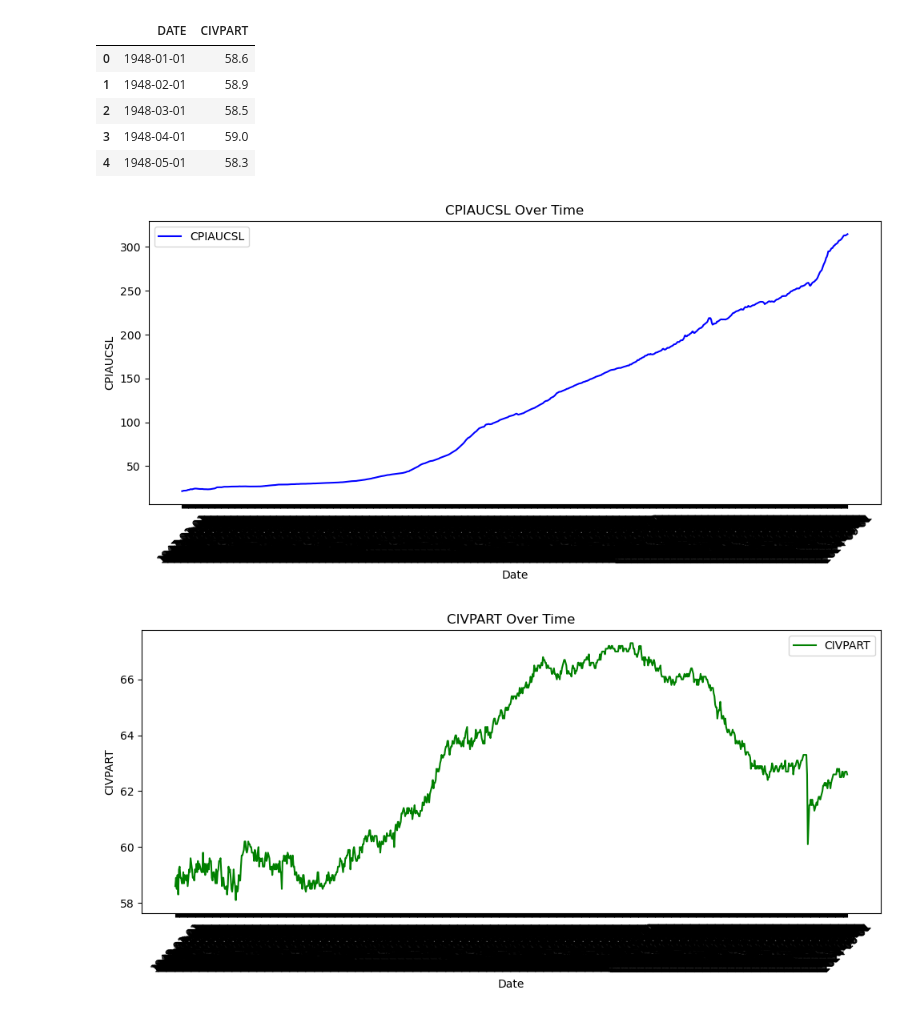
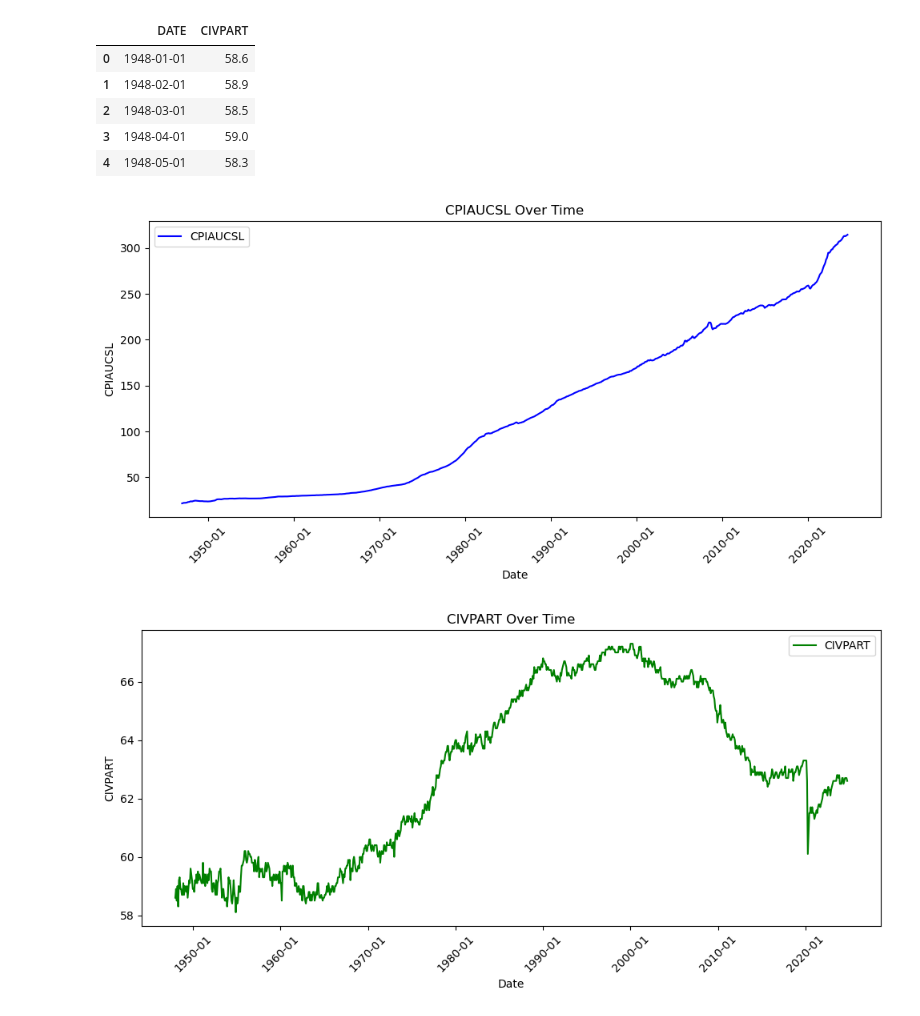
Before and after one commit to yiannisp1822/Project1_FinanceData, a Jupyter notebook: data_analysis.ipynb, the cells around one changed output. Cells and saved outputs as stored; diff of their text form; code cells hidden in the pictures.

Commit message:
Updated data_analysis.ipynb with date formatting for CPIAUCSL and CIVPART plots

```diff
--- a/data_analysis.ipynb
+++ b/data_analysis.ipynb
@@ -27,28 +27,48 @@ CIVPART Data:
 | 3 | 1948-04-01 | 59.0 |
 | 4 | 1948-05-01 | 58.3 |
 # %%
+import matplotlib.dates as mdates
+
+# Ensure DATE column is in datetime format
+cpi_df['DATE'] = pd.to_datetime(cpi_df['DATE'])
+
 # Plot CPIAUCSL data
 plt.figure(figsize=(10, 5))
 plt.plot(cpi_df['DATE'], cpi_df['CPIAUCSL'], label='CPIAUCSL', color='blue')
 plt.xlabel('Date')
 plt.ylabel('CPIAUCSL')
 plt.title('CPIAUCSL Over Time')
+
+# Set date format and locator for better x-axis display
+plt.gca().xaxis.set_major_locator(mdates.AutoDateLocator())
+plt.gca().xaxis.set_major_formatter(mdates.DateFormatter('%Y-%m'))
+
 plt.xticks(rotation=45)
 plt.legend()
 plt.tight_layout()
 plt.show()
 # %% [output]
-[figure, old version]
+[figure, new version]
 # %%
+import matplotlib.dates as mdates
+
+# Ensure DATE column in civ_df is in datetime format
+civ_df['DATE'] = pd.to_datetime(civ_df['DATE'])
+
 # Plot CIVPART data
 plt.figure(figsize=(10, 5))
 plt.plot(civ_df['DATE'], civ_df['CIVPART'], label='CIVPART', color='green')
 plt.xlabel('Date')
 plt.ylabel('CIVPART')
 plt.title('CIVPART Over Time')
+
+# Set date format and locator for better x-axis display
+plt.gca().xaxis.set_major_locator(mdates.AutoDateLocator())
+plt.gca().xaxis.set_major_formatter(mdates.DateFormatter('%Y-%m'))
+
 plt.xticks(rotation=45)
 plt.legend()
 plt.tight_layout()
 plt.show()
 # %% [output]
-[figure, old version]
+[figure, new version]
```
